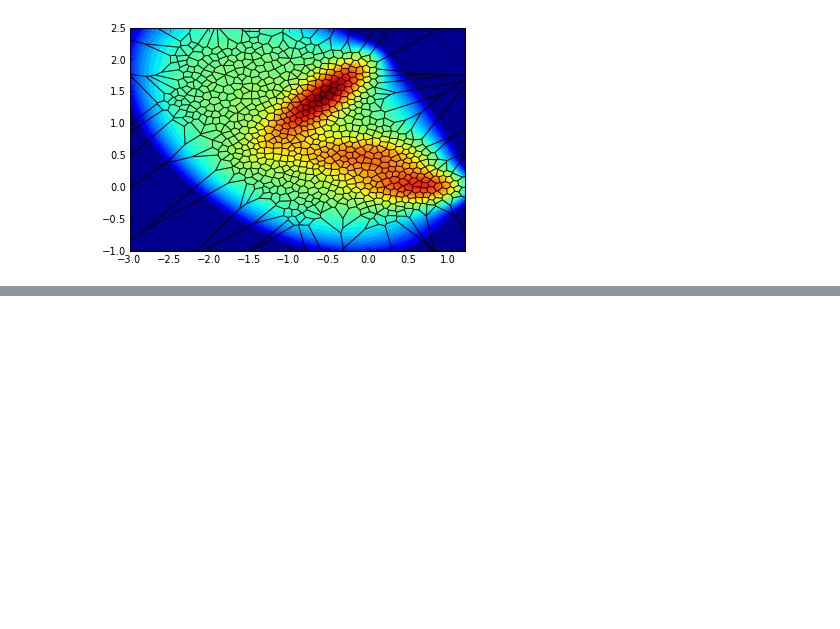
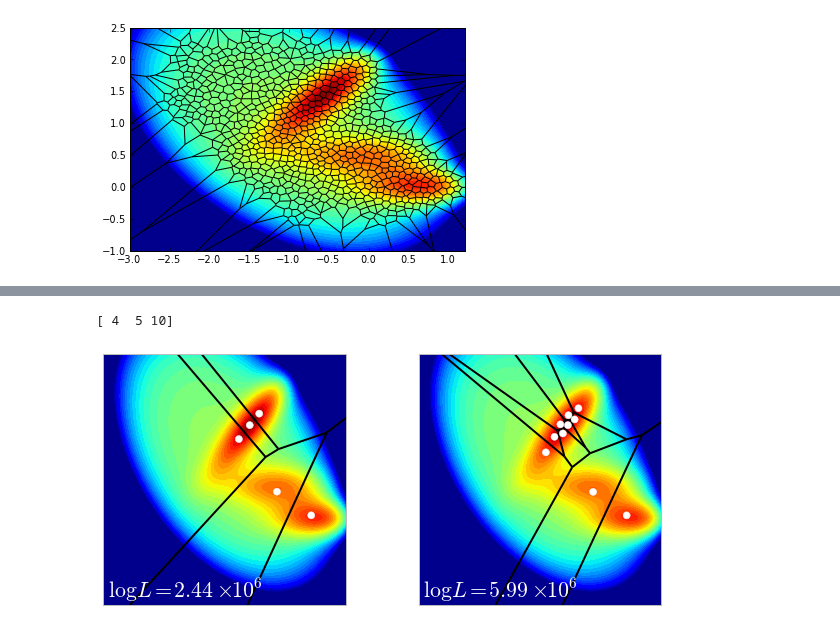
Before and after one commit to rmcgibbo/opt-k, a Jupyter notebook: muller/voronoi.ipynb, the cells around one changed output, grey strips where cells are left out. Saved outputs shown, nothing was run; the diff lists cells and outputs as text; code cells hidden in the pictures; blank space fills up the shorter version.

```diff
--- a/muller/voronoi.ipynb
+++ b/muller/voronoi.ipynb
@@ -129,0 +130,38 @@ TypeError: plot_voronoi() got an unexpected keyword argument 'lw'
+# %%
+figure(figsize=(10,4.5))
+
+subplot(221)
+kmean = io.loadh('KMeans100_sqr.h5')
+lsm = kmean['likes'][1:]
+ksm = kmean['ks'][1:]
+ind = [3, 4, 9]
+my_cmap = matplotlib.cm.jet_r
+vor_color = 'black'
+g4 = np.load('KMeans100/k4/gens.npy')
+g5 = np.load('KMeans100/k5/gens.npy')
+g10 = np.load('KMeans100/k10/gens.npy')
+limits = [-3.3, 1.3, -1.3, 2.5]
+
+f = io.loadh('KMeans100_sqr.h5')
+likes = f['likes'][np.array([4, 5, 10])]
+print f['ks'][np.array([4, 5, 10])]
+i=0
+
+for g in [g5, g10]:
+    subplot(121 + i)
+    muller.plot_v(*limits, cmap=my_cmap)
+    muller.plot_voronoi(g, limits, color=vor_color, lw=2)
+    scatter(g[:,0], g[:,1], marker='o', s=50, c='white', zorder=10)
+    xlim(limits[0], 1.2)
+    ylim(limits[2:])
+    xticks([])
+    yticks([])
+    text(limits[0]+0.1, limits[2]+0.1, '$\log L = %s$' % s_fmtr._formatSciNotation('%.2e'% likes[i]), color='white')
+    #xlabel("k=%d" % [4, 5, 10][i], color=c[i])
+    i += 1
+
+subplots_adjust(wspace=0.3)
+savefig('kmeans_like2.pdf')
+# %% [output]
+[ 4  5 10]
+[figure, added]
```
Also changed, not shown: parts of 1 cell of this notebook, 17 other files.
